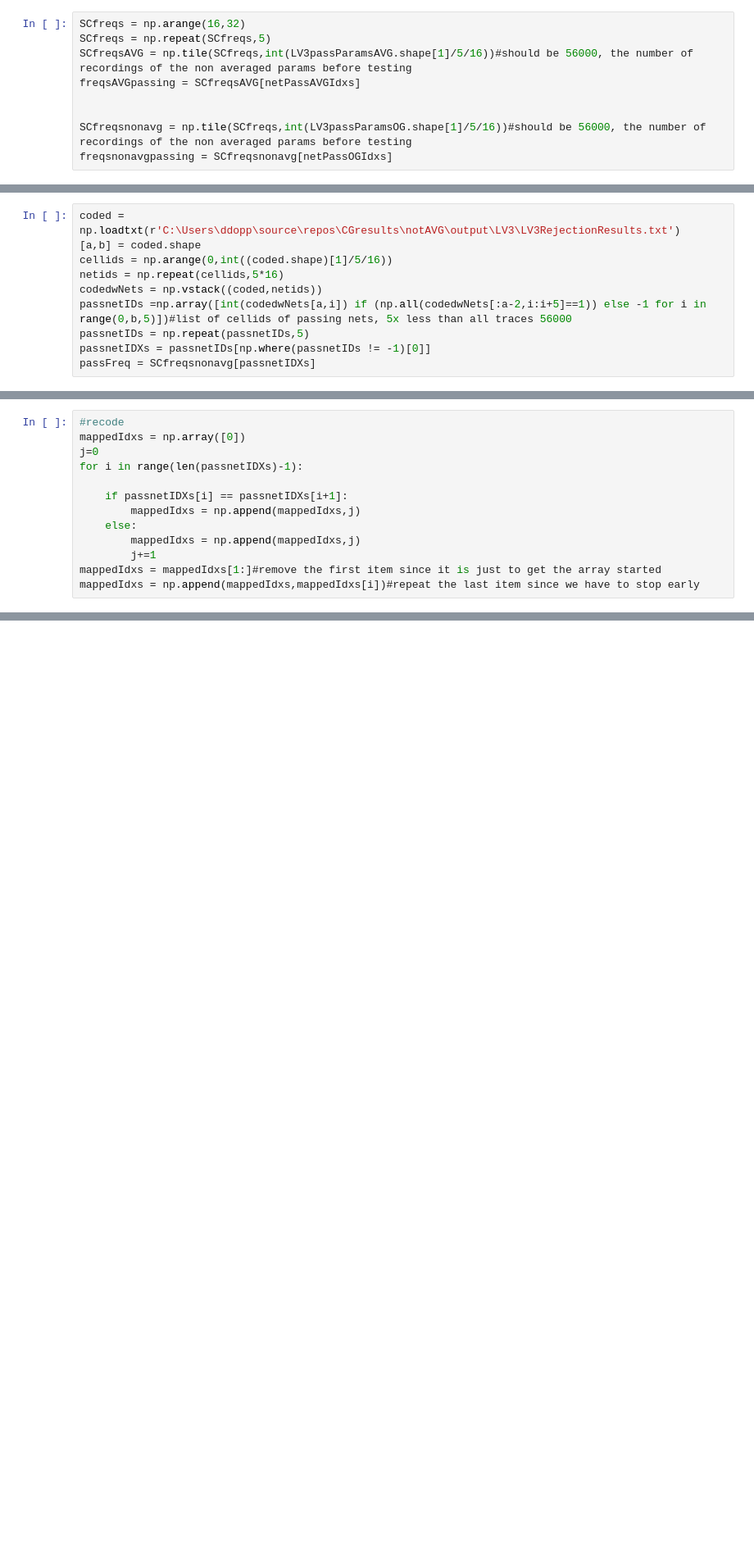
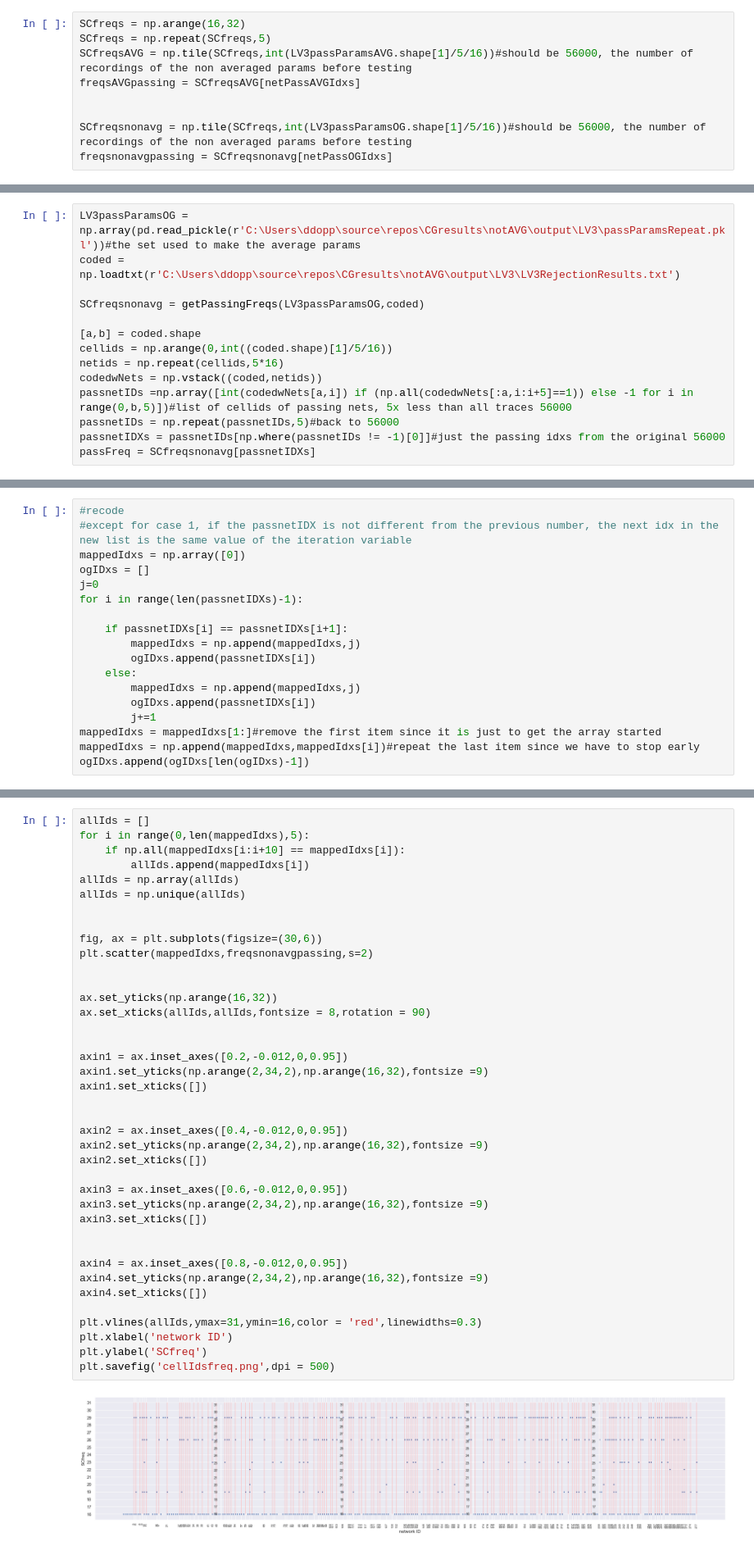
Before and after one commit to ddopp4877/CGProjectpub, a Jupyter notebook: Checkruns.ipynb, the cells around one changed output, grey strips where cells are left out. Shown at 82% size. Saved outputs shown, nothing was run; the diff lists cells and outputs as text; blank space fills up the shorter version.

```diff
--- a/Checkruns.ipynb
+++ b/Checkruns.ipynb
@@ -369,10 +401,14 @@ freqsnonavgpassing = SCfreqsnonavg[netPassOGIdxs]
 # %%
+LV3passParamsOG = np.array(pd.read_pickle(r'C:\Users\ddopp\source\repos\CGresults\notAVG\output\LV3\passParamsRepeat.pkl'))#the set used to make the average params
 coded = np.loadtxt(r'C:\Users\ddopp\source\repos\CGresults\notAVG\output\LV3\LV3RejectionResults.txt')
+
+SCfreqsnonavg = getPassingFreqs(LV3passParamsOG,coded)
+
 [a,b] = coded.shape
 cellids = np.arange(0,int((coded.shape)[1]/5/16))
 netids = np.repeat(cellids,5*16)
 codedwNets = np.vstack((coded,netids))
-passnetIDs =np.array([int(codedwNets[a,i]) if (np.all(codedwNets[:a-2,i:i+5]==1)) else -1 for i in range(0,b,5)])#list of cellids of passing nets, 5x less than all traces 56000
-passnetIDs = np.repeat(passnetIDs,5)
-passnetIDXs = passnetIDs[np.where(passnetIDs != -1)[0]]
+passnetIDs =np.array([int(codedwNets[a,i]) if (np.all(codedwNets[:a,i:i+5]==1)) else -1 for i in range(0,b,5)])#list of cellids of passing nets, 5x less than all traces 56000
+passnetIDs = np.repeat(passnetIDs,5)#back to 56000
+passnetIDXs = passnetIDs[np.where(passnetIDs != -1)[0]]#just the passing idxs from the original 56000
 passFreq = SCfreqsnonavg[passnetIDXs]
@@ -381,13 +468,18 @@ passFreq = SCfreqsnonavg[passnetIDXs]
 # %%
 #recode
+#except for case 1, if the passnetIDX is not different from the previous number, the next idx in the new list is the same value of the iteration variable
 mappedIdxs = np.array([0])
+ogIDxs = []
 j=0
 for i in range(len(passnetIDXs)-1):
 
     if passnetIDXs[i] == passnetIDXs[i+1]:
         mappedIdxs = np.append(mappedIdxs,j)
+        ogIDxs.append(passnetIDXs[i])
     else:
         mappedIdxs = np.append(mappedIdxs,j)
+        ogIDxs.append(passnetIDXs[i])
         j+=1
 mappedIdxs = mappedIdxs[1:]#remove the first item since it is just to get the array started
 mappedIdxs = np.append(mappedIdxs,mappedIdxs[i])#repeat the last item since we have to stop early
+ogIDxs.append(ogIDxs[len(ogIDxs)-1])
@@ -453,0 +486,41 @@ array([array([   0,    1,    2, ..., 2722, 2723, 2724], dtype=int64),
+# %%
+allIds = []
+for i in range(0,len(mappedIdxs),5):
+    if np.all(mappedIdxs[i:i+10] == mappedIdxs[i]):
+        allIds.append(mappedIdxs[i])
+allIds = np.array(allIds)
+allIds = np.unique(allIds)
+
+
+fig, ax = plt.subplots(figsize=(30,6))
+plt.scatter(mappedIdxs,freqsnonavgpassing,s=2)
+
+
+ax.set_yticks(np.arange(16,32))
+ax.set_xticks(allIds,allIds,fontsize = 8,rotation = 90)
+
+
+axin1 = ax.inset_axes([0.2,-0.012,0,0.95])
+axin1.set_yticks(np.arange(2,34,2),np.arange(16,32),fontsize =9)
+axin1.set_xticks([])
+
+
+axin2 = ax.inset_axes([0.4,-0.012,0,0.95])
+axin2.set_yticks(np.arange(2,34,2),np.arange(16,32),fontsize =9)
+axin2.set_xticks([])
+
+axin3 = ax.inset_axes([0.6,-0.012,0,0.95])
+axin3.set_yticks(np.arange(2,34,2),np.arange(16,32),fontsize =9)
+axin3.set_xticks([])
+
+
+axin4 = ax.inset_axes([0.8,-0.012,0,0.95])
+axin4.set_yticks(np.arange(2,34,2),np.arange(16,32),fontsize =9)
+axin4.set_xticks([])
+
+plt.vlines(allIds,ymax=31,ymin=16,color = 'red',linewidths=0.3)
+plt.xlabel('network ID')
+plt.ylabel('SCfreq')
+plt.savefig('cellIdsfreq.png',dpi = 500)
+# %% [output]
+[figure, added]
```
Also changed, not shown: parts of 39 cells of this notebook, 11 other files.
